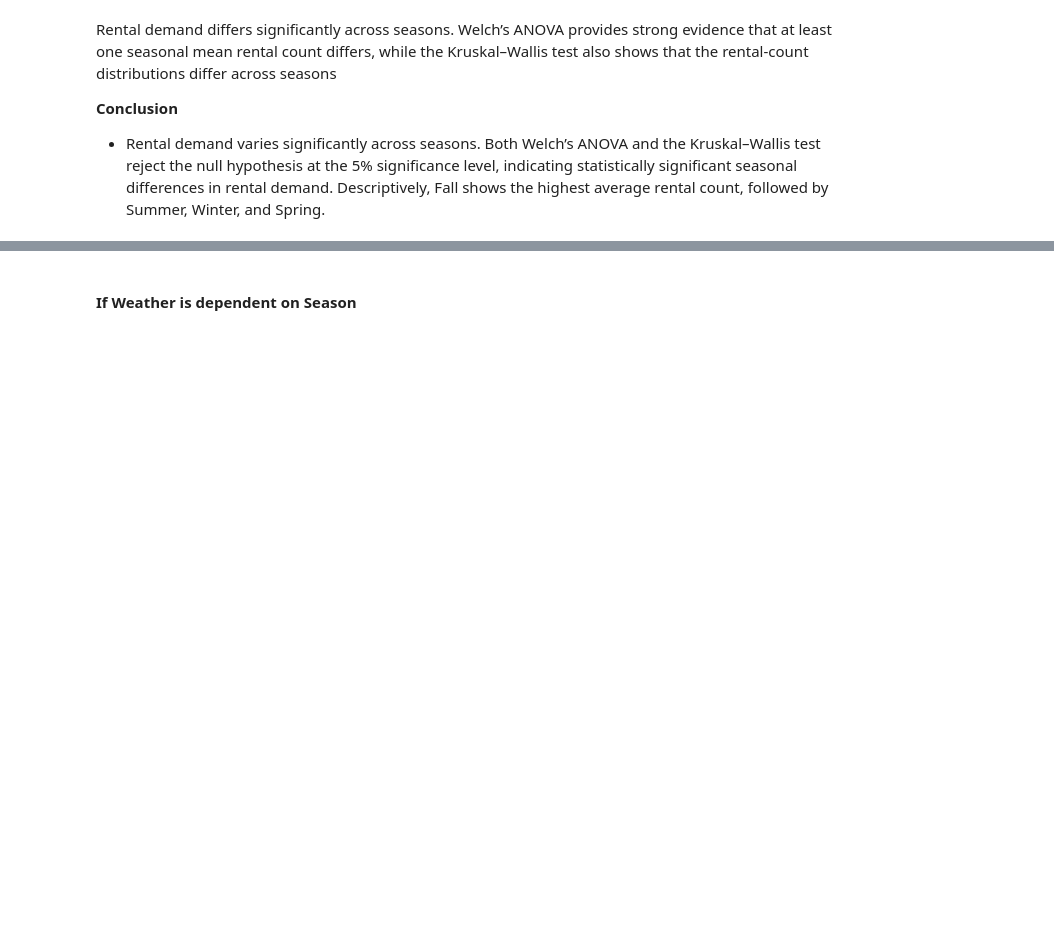
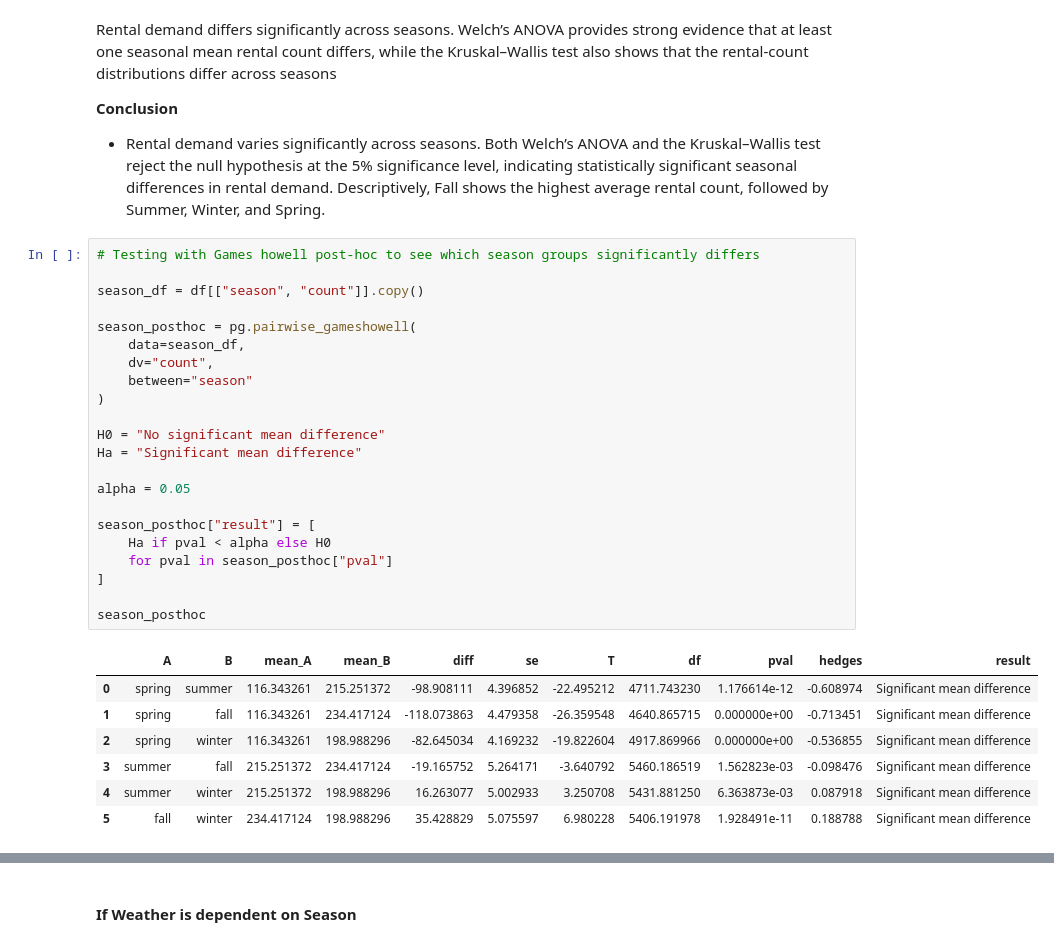
Before and after one commit to Yuvi977/Yulu-Bike-Sharing-Hypothesis-Testing, a Jupyter notebook: Business_Case_Yulu_Hypothesis_Testing.ipynb, the cells around one changed output, grey strips where cells are left out. Cells and saved outputs as stored; diff of their text form; blank space fills up the shorter version.

```diff
--- a/Business_Case_Yulu_Hypothesis_Testing.ipynb
+++ b/Business_Case_Yulu_Hypothesis_Testing.ipynb
@@ -858,3 +979,33 @@ Rental demand differs significantly across seasons. Welch’s ANOVA provides str
 
 **Conclusion**
 * Rental demand varies significantly across seasons. Both Welch’s ANOVA and the Kruskal–Wallis test reject the null hypothesis at the 5% significance level, indicating statistically significant seasonal differences in rental demand. Descriptively, Fall shows the highest average rental count, followed by Summer, Winter, and Spring.
+# %%
+# Testing with Games howell post-hoc to see which season groups significantly differs
+
+season_df = df[["season", "count"]].copy()
+
+season_posthoc = pg.pairwise_gameshowell(
+    data=season_df,
+    dv="count",
+    between="season"
+)
+
+H0 = "No significant mean difference"
+Ha = "Significant mean difference"
+
+alpha = 0.05
+
+season_posthoc["result"] = [
+    Ha if pval < alpha else H0
+    for pval in season_posthoc["pval"]
+]
+
+season_posthoc
+# %% [output]
+|  | A | B | mean_A | mean_B | diff | se | T | df | pval | hedges | result |
+| 0 | spring | summer | 116.343261 | 215.251372 | -98.908111 | 4.396852 | -22.495212 | 4711.743230 | 1.176614e-12 | -0.608974 | Significant mean difference |
+| 1 | spring | fall | 116.343261 | 234.417124 | -118.073863 | 4.479358 | -26.359548 | 4640.865715 | 0.000000e+00 | -0.713451 | Significant mean difference |
+| 2 | spring | winter | 116.343261 | 198.988296 | -82.645034 | 4.169232 | -19.822604 | 4917.869966 | 0.000000e+00 | -0.536855 | Significant mean difference |
+| 3 | summer | fall | 215.251372 | 234.417124 | -19.165752 | 5.264171 | -3.640792 | 5460.186519 | 1.562823e-03 | -0.098476 | Significant mean difference |
+| 4 | summer | winter | 215.251372 | 198.988296 | 16.263077 | 5.002933 | 3.250708 | 5431.881250 | 6.363873e-03 | 0.087918 | Significant mean difference |
+| 5 | fall | winter | 234.417124 | 198.988296 | 35.428829 | 5.075597 | 6.980228 | 5406.191978 | 1.928491e-11 | 0.188788 | Significant mean difference |
```
Also changed, not shown: parts of 24 cells of this notebook.
